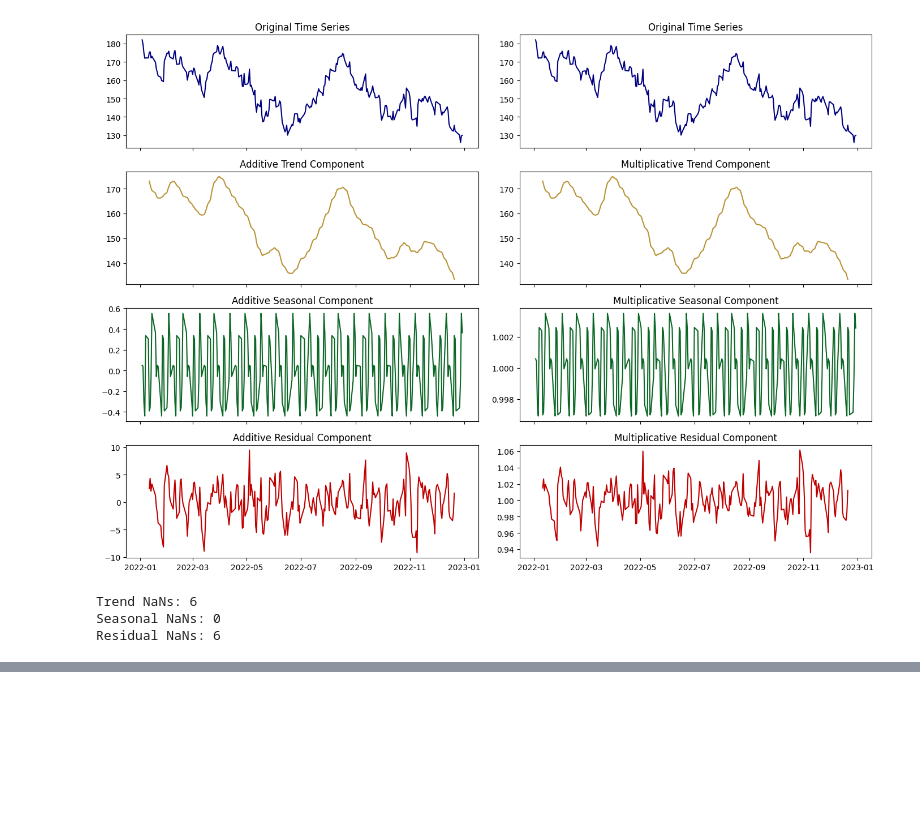
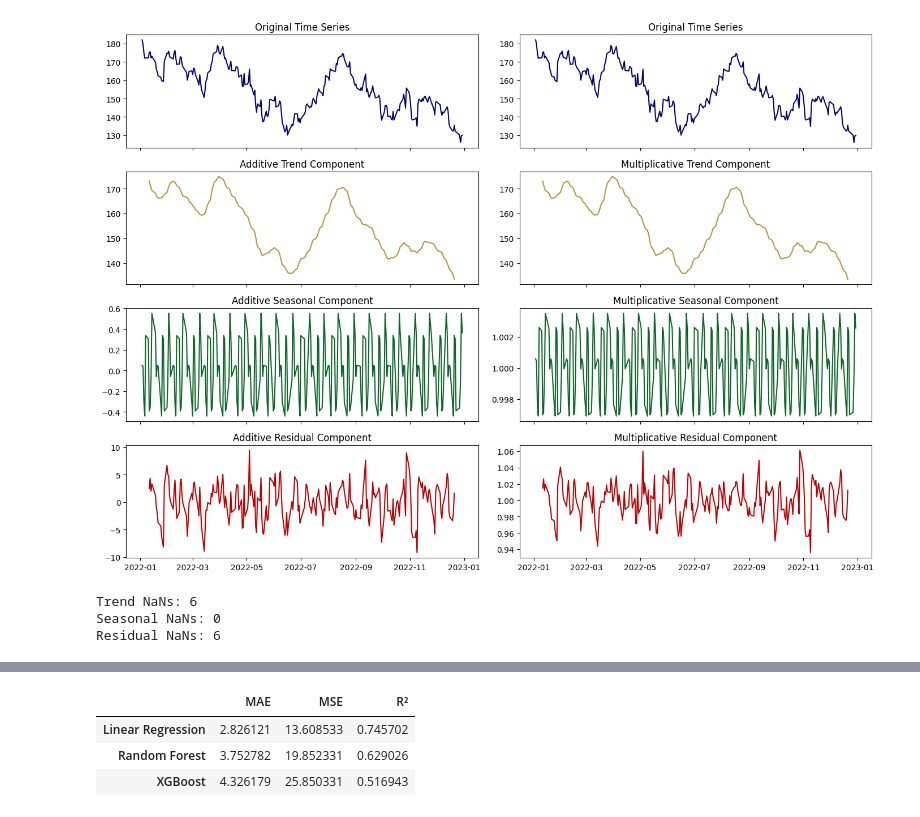
Before and after one commit to sajodajo/SimFin-G4, a Jupyter notebook: Group-4-SL.ipynb, the cells around one changed output, grey strips where cells are left out. Cells and saved outputs as stored; diff of their text form; code cells hidden in the pictures; blank space fills up the shorter version.

```diff
--- a/Group-4-SL.ipynb
+++ b/Group-4-SL.ipynb
@@ -237,0 +319,35 @@ KeyError: 'Date'
+# %%
+from sklearn.metrics import mean_absolute_error, mean_squared_error, r2_score
+
+models = {
+    'Linear Regression': lr_model,
+    'Random Forest': rf_model,
+    'XGBoost': xgb_model
+}
+
+results = {}
+
+for name, model in models.items():
+    y_pred = model.predict(X_test)
+
+    mae = mean_absolute_error(y_test, y_pred)
+    mse = mean_squared_error(y_test, y_pred)
+    r2 = r2_score(y_test, y_pred)
+
+    results[name] = {
+        'MAE': mae,
+        'MSE': mse,
+        'R²': r2
+    }
+
+# Display results
+import pandas as pd
+
+results_df = pd.DataFrame(results).T
+results_df = results_df.sort_values(by='MAE')  # Lower MAE is better
+results_df
+# %% [output]
+|  | MAE | MSE | R² |
+| Linear Regression | 2.826121 | 13.608533 | 0.745702 |
+| Random Forest | 3.752782 | 19.852331 | 0.629026 |
+| XGBoost | 4.326179 | 25.850331 | 0.516943 |
```
Also changed, not shown: parts of 9 cells of this notebook.
